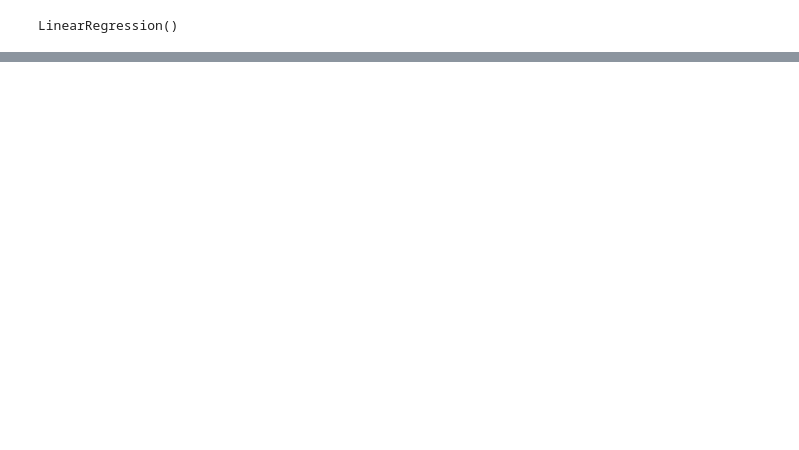
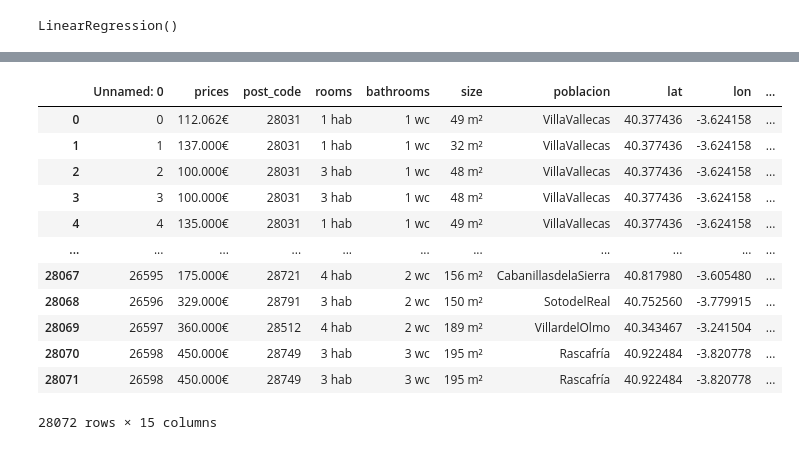
Before and after one commit to palvgoya/house_investment_finder, a Jupyter notebook: Madhouse Finder.ipynb, the cells around one changed output, grey strips where cells are left out. Saved outputs shown, nothing was run; the diff lists cells and outputs as text; code cells hidden in the pictures; blank space fills up the shorter version.

```diff
--- a/Madhouse Finder.ipynb
+++ b/Madhouse Finder.ipynb
@@ -685,0 +745,7 @@ len(predictions_rd)
+# %%
+postal_code=pd.read_csv('listado_codigos_postales_mad.csv')
+# %%
+postal_code['poblacion']=postal_code['poblacion'].str.replace(' ','')
+# %%
+df_future_prices=pd.merge(postal_code,price_pred_2030,left_on='poblacion',right_on='neighbourhood',how='left',validate='many_to_one')
+df_future_prices
@@ -685,0 +770,3 @@ len(predictions_rd)
+# %%
+df_future_prices=df_future_prices.drop(columns=['provincia','poblacion','lat','lon','neighbourhood'])
+df_future_prices
@@ -685,0 +791,17 @@ len(predictions_rd)
+# %%
+df_final_houses=pd.merge(df_mad_houses,df_future_prices,left_on='post_code',right_on='codigopostalid',how='left',validate='many_to_many')
+df_final_houses
+# %% [output]
+|  | Unnamed: 0 | prices | post_code | rooms | bathrooms | size | poblacion | lat | lon | ... |
+| 0 | 0 | 112.062€ | 28031 | 1 hab | 1 wc | 49 m² | VillaVallecas | 40.377436 | -3.624158 | ... |
+| 1 | 1 | 137.000€ | 28031 | 1 hab | 1 wc | 32 m² | VillaVallecas | 40.377436 | -3.624158 | ... |
+| 2 | 2 | 100.000€ | 28031 | 3 hab | 1 wc | 48 m² | VillaVallecas | 40.377436 | -3.624158 | ... |
+| 3 | 3 | 100.000€ | 28031 | 3 hab | 1 wc | 48 m² | VillaVallecas | 40.377436 | -3.624158 | ... |
+| 4 | 4 | 135.000€ | 28031 | 1 hab | 1 wc | 49 m² | VillaVallecas | 40.377436 | -3.624158 | ... |
+| ... | ... | ... | ... | ... | ... | ... | ... | ... | ... | ... |
+| 28067 | 26595 | 175.000€ | 28721 | 4 hab | 2 wc | 156 m² | CabanillasdelaSierra | 40.817980 | -3.605480 | ... |
+| 28068 | 26596 | 329.000€ | 28791 | 3 hab | 2 wc | 150 m² | SotodelReal | 40.752560 | -3.779915 | ... |
+| 28069 | 26597 | 360.000€ | 28512 | 4 hab | 2 wc | 189 m² | VillardelOlmo | 40.343467 | -3.241504 | ... |
+| 28070 | 26598 | 450.000€ | 28749 | 3 hab | 3 wc | 195 m² | Rascafría | 40.922484 | -3.820778 | ... |
+| 28071 | 26598 | 450.000€ | 28749 | 3 hab | 3 wc | 195 m² | Rascafría | 40.922484 | -3.820778 | ... |
+28072 rows × 15 columns
```
Also changed, not shown: parts of 90 cells of this notebook.
